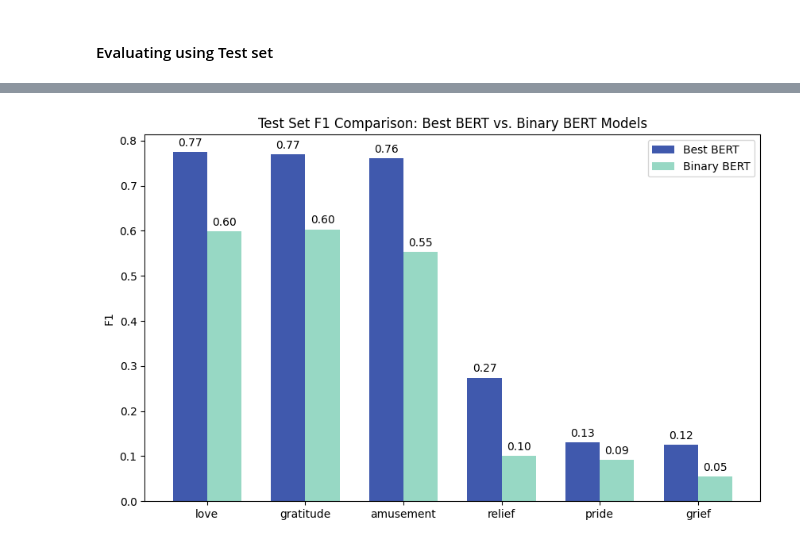
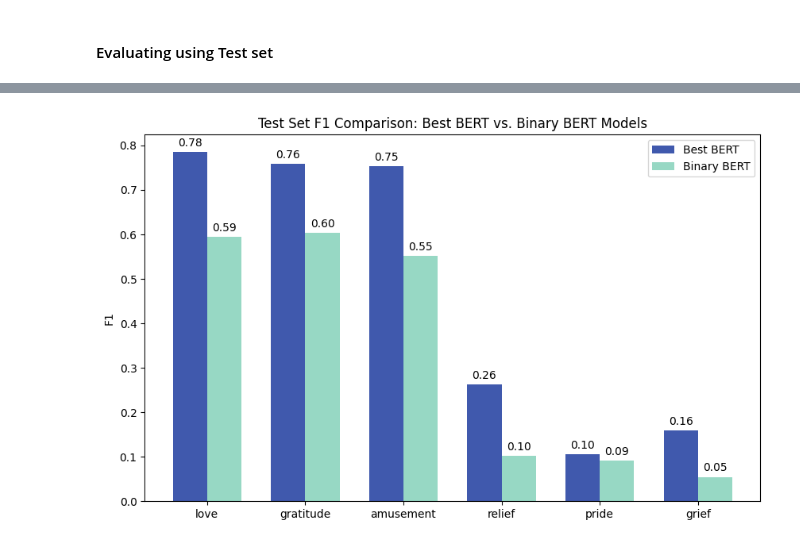
Before and after one commit to simrankgill/classifying_emotions_nlp, a Jupyter notebook: PHASE_2_Emotion_Classfication_NLP_BERT.ipynb, the cells around one changed output, grey strips where cells are left out. Saved outputs shown, nothing was run; the diff lists cells and outputs as text; code cells hidden in the pictures.

```diff
--- a/PHASE_2_Emotion_Classfication_NLP_BERT.ipynb
+++ b/PHASE_2_Emotion_Classfication_NLP_BERT.ipynb
@@ -1972,27 +1976,27 @@ amusement            0.889987             0.110013             0.185294
 # %%
 target_labels = [ 'love', 'gratitude', 'amusement', 'relief', 'pride', 'grief']
 # Best BERT model F1 results from test set: weights, thresholds
-bert_best_model = [0.774356,    0.769401,  0.760105,  0.274090,  0.129944,  0.125000]
+bert_best_model = [0.784991, 0.759219,  0.753990,  0.262530,  0.104987,  0.159574]
 # BERT binary results from test set
-binary_bert = [ 0.598558,0.603185, 0.552343,   0.101421,0.092045,0.054786]
+binary_bert = [ 0.593835,0.603185, 0.552343,  0.101421,0.092045,0.054786]
 
 # creating bar graph
 x= np.arange(len(target_labels))
 width = 0.35
 
 fig, ax = plt.subplots(figsize=(10, 6))
 rects1 = ax.bar(x - width/2, bert_best_model, width, label='Best BERT',color='#4059AD')
 rects2 = ax.bar(x + width/2, binary_bert, width, label='Binary BERT', color='#97D8C4')
 
 ax.set_ylabel('F1')
 ax.set_title('Test Set F1 Comparison: Best BERT vs. Binary BERT Models')
 ax.set_xticks(x)
 ax.set_xticklabels(target_labels)
 ax.legend()
 
 ax.bar_label(rects1, fmt='%.2f', padding=3)
 ax.bar_label(rects2, fmt='%.2f', padding=3)
 
 plt.show()
 # %% [output]
-[figure, old version]
+[figure, new version]
```
Also changed, not shown: parts of 17 cells of this notebook, 1 other file.
